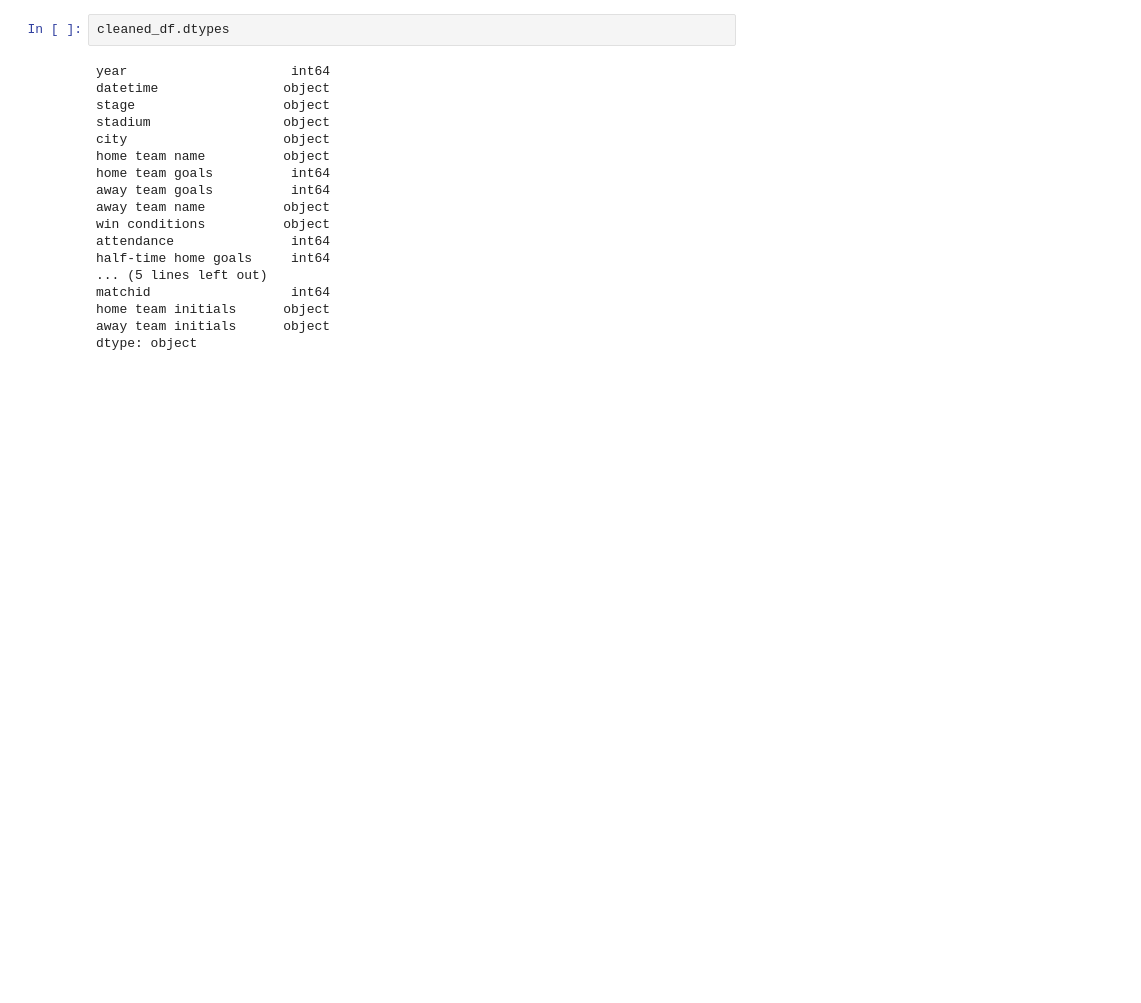
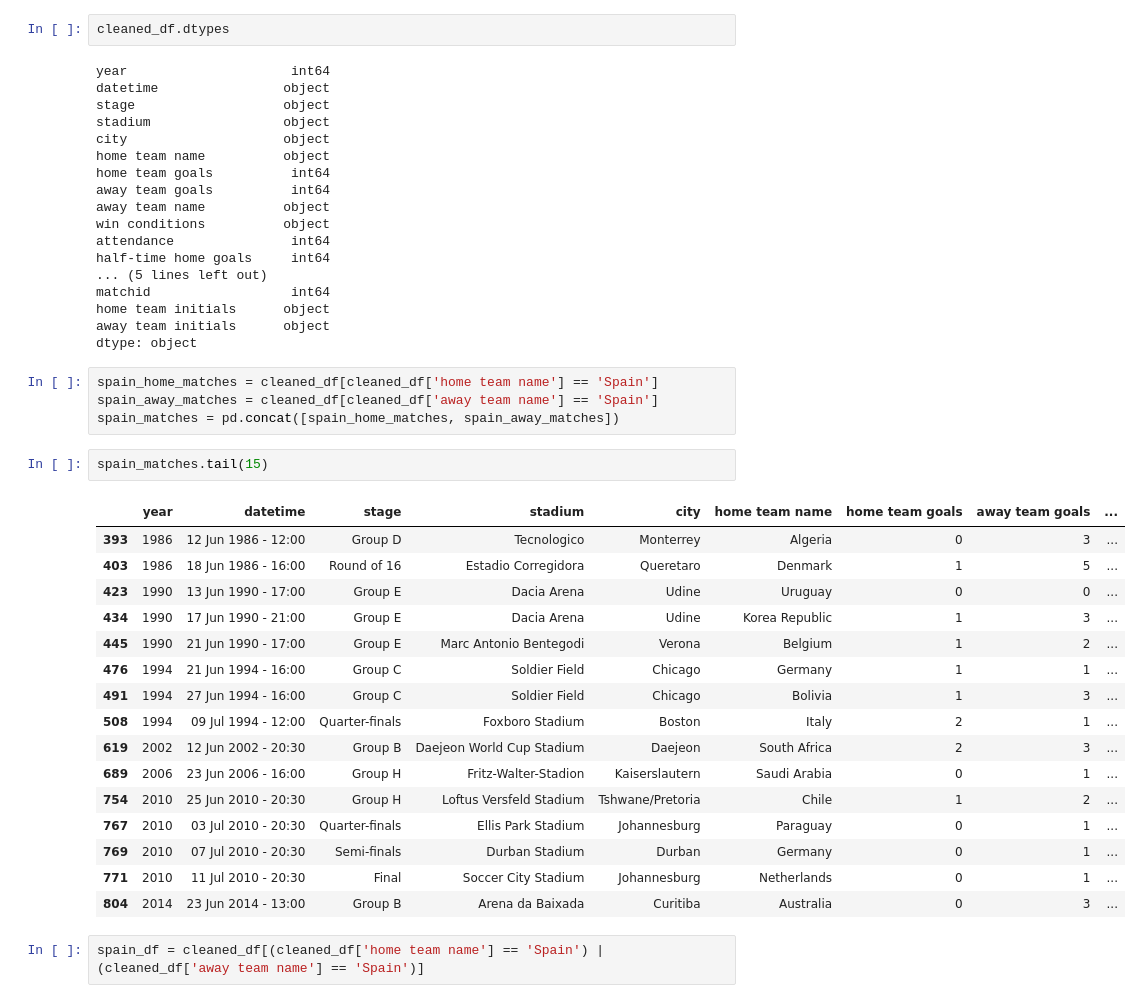
Before and after one commit to spizzolante/project1, a Jupyter notebook: first_project.ipynb, the cells around one changed output. Drawn from its saved outputs; the diff is of its cells as text; blank space fills up the shorter version.

Commit message:
cleaned spain data

```diff
--- a/first_project.ipynb
+++ b/first_project.ipynb
@@ -115,3 +115,28 @@ matchid                  int64
 home team initials      object
 away team initials      object
 dtype: object
+# %%
+spain_home_matches = cleaned_df[cleaned_df['home team name'] == 'Spain']
+spain_away_matches = cleaned_df[cleaned_df['away team name'] == 'Spain']
+spain_matches = pd.concat([spain_home_matches, spain_away_matches])
+# %%
+spain_matches.tail(15)
+# %% [output]
+|  | year | datetime | stage | stadium | city | home team name | home team goals | away team goals | ... |
+| 393 | 1986 | 12 Jun 1986 - 12:00 | Group D | Tecnologico | Monterrey | Algeria | 0 | 3 | ... |
+| 403 | 1986 | 18 Jun 1986 - 16:00 | Round of 16 | Estadio Corregidora | Queretaro | Denmark | 1 | 5 | ... |
+| 423 | 1990 | 13 Jun 1990 - 17:00 | Group E | Dacia Arena | Udine | Uruguay | 0 | 0 | ... |
+| 434 | 1990 | 17 Jun 1990 - 21:00 | Group E | Dacia Arena | Udine | Korea Republic | 1 | 3 | ... |
+| 445 | 1990 | 21 Jun 1990 - 17:00 | Group E | Marc Antonio Bentegodi | Verona | Belgium | 1 | 2 | ... |
+| 476 | 1994 | 21 Jun 1994 - 16:00 | Group C | Soldier Field | Chicago | Germany | 1 | 1 | ... |
+| 491 | 1994 | 27 Jun 1994 - 16:00 | Group C | Soldier Field | Chicago | Bolivia | 1 | 3 | ... |
+| 508 | 1994 | 09 Jul 1994 - 12:00 | Quarter-finals | Foxboro Stadium | Boston | Italy | 2 | 1 | ... |
+| 619 | 2002 | 12 Jun 2002 - 20:30 | Group B | Daejeon World Cup Stadium | Daejeon | South Africa | 2 | 3 | ... |
+| 689 | 2006 | 23 Jun 2006 - 16:00 | Group H | Fritz-Walter-Stadion | Kaiserslautern | Saudi Arabia | 0 | 1 | ... |
+| 754 | 2010 | 25 Jun 2010 - 20:30 | Group H | Loftus Versfeld Stadium | Tshwane/Pretoria | Chile | 1 | 2 | ... |
+| 767 | 2010 | 03 Jul 2010 - 20:30 | Quarter-finals | Ellis Park Stadium | Johannesburg | Paraguay | 0 | 1 | ... |
+| 769 | 2010 | 07 Jul 2010 - 20:30 | Semi-finals | Durban Stadium | Durban | Germany | 0 | 1 | ... |
+| 771 | 2010 | 11 Jul 2010 - 20:30 | Final | Soccer City Stadium | Johannesburg | Netherlands | 0 | 1 | ... |
+| 804 | 2014 | 23 Jun 2014 - 13:00 | Group B | Arena da Baixada | Curitiba | Australia | 0 | 3 | ... |
+# %%
+spain_df = cleaned_df[(cleaned_df['home team name'] == 'Spain') | (cleaned_df['away team name'] == 'Spain')]
```
Also changed, not shown: parts of 9 cells of this notebook, 2 other files.
